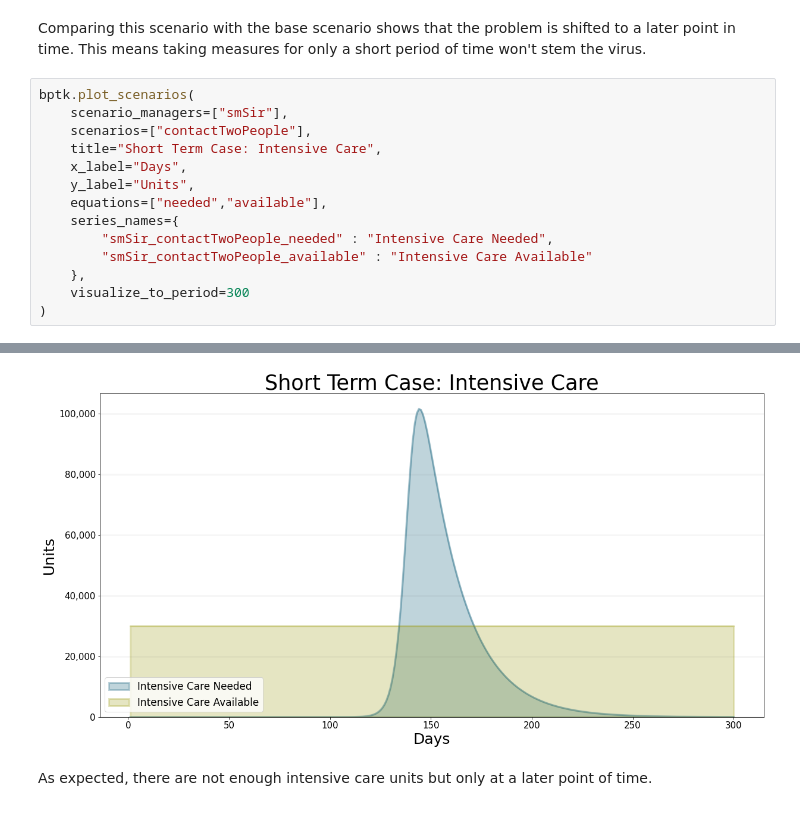
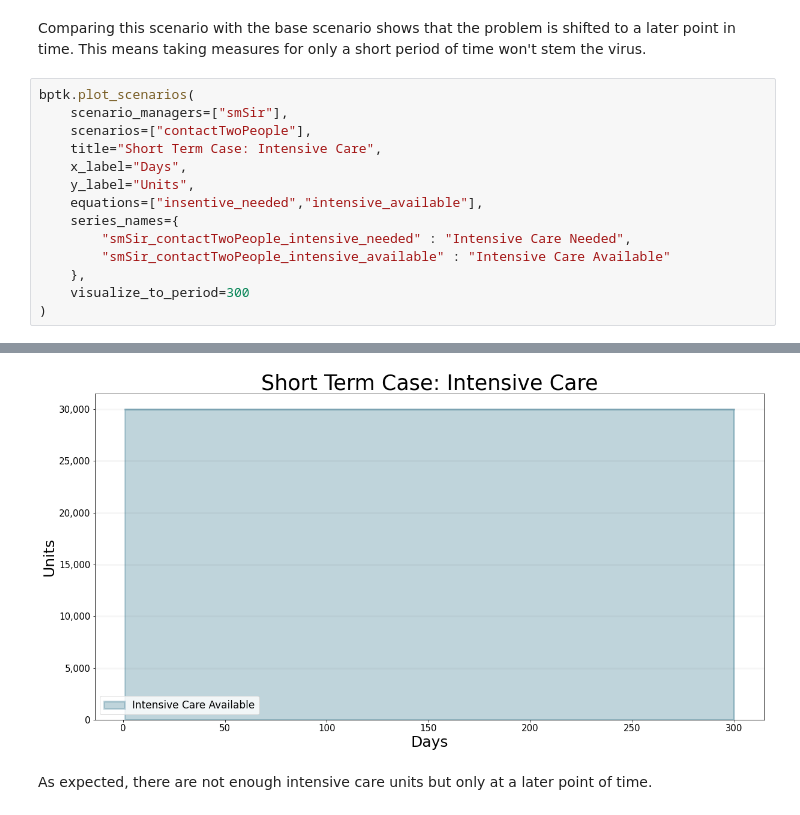
Before and after one commit to transentis/sim-covid-19, a Jupyter notebook: sim-covid-19.ipynb, the cells around one changed output, grey strips where cells are left out. Drawn from its saved outputs; the diff is of its cells as text.

```diff
--- a/sim-covid-19.ipynb
+++ b/sim-covid-19.ipynb
@@ -431,10 +431,10 @@ bptk.plot_scenarios(
     title="Short Term Case: Intensive Care",
     x_label="Days",
     y_label="Units",
-    equations=["needed","available"],
+    equations=["insentive_needed","intensive_available"],
     series_names={
-        "smSir_contactTwoPeople_needed" : "Intensive Care Needed",
-        "smSir_contactTwoPeople_available" : "Intensive Care Available"
+        "smSir_contactTwoPeople_intensive_needed" : "Intensive Care Needed",
+        "smSir_contactTwoPeople_intensive_available" : "Intensive Care Available"
     },
     visualize_to_period=300
 )
@@ -442,4 +443,4 @@ bptk.plot_scenarios(
-[figure, old version]
+[figure, new version]
 # %% [markdown]
 As expected, there are not enough intensive care units but only at a later point of time.
 # %% [markdown]
```
Also changed, not shown: parts of 26 cells of this notebook, 8 other files.
